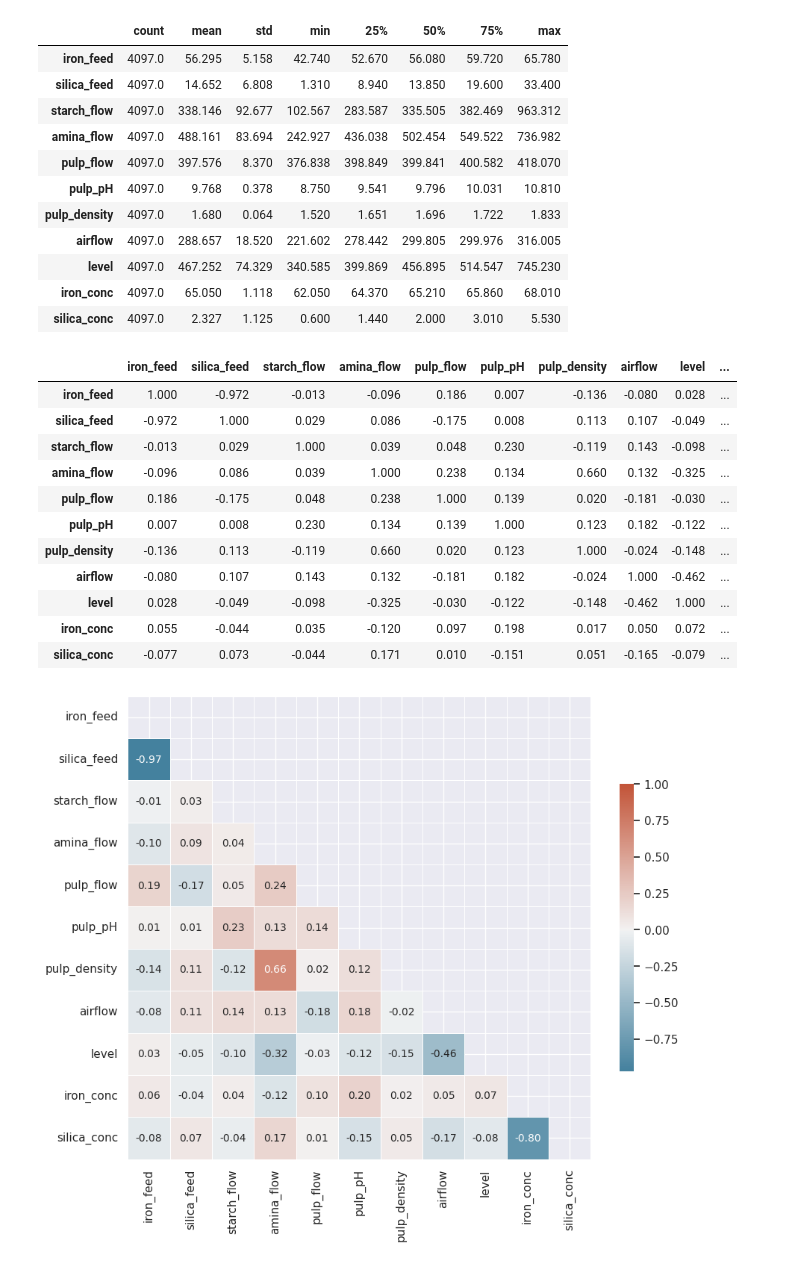
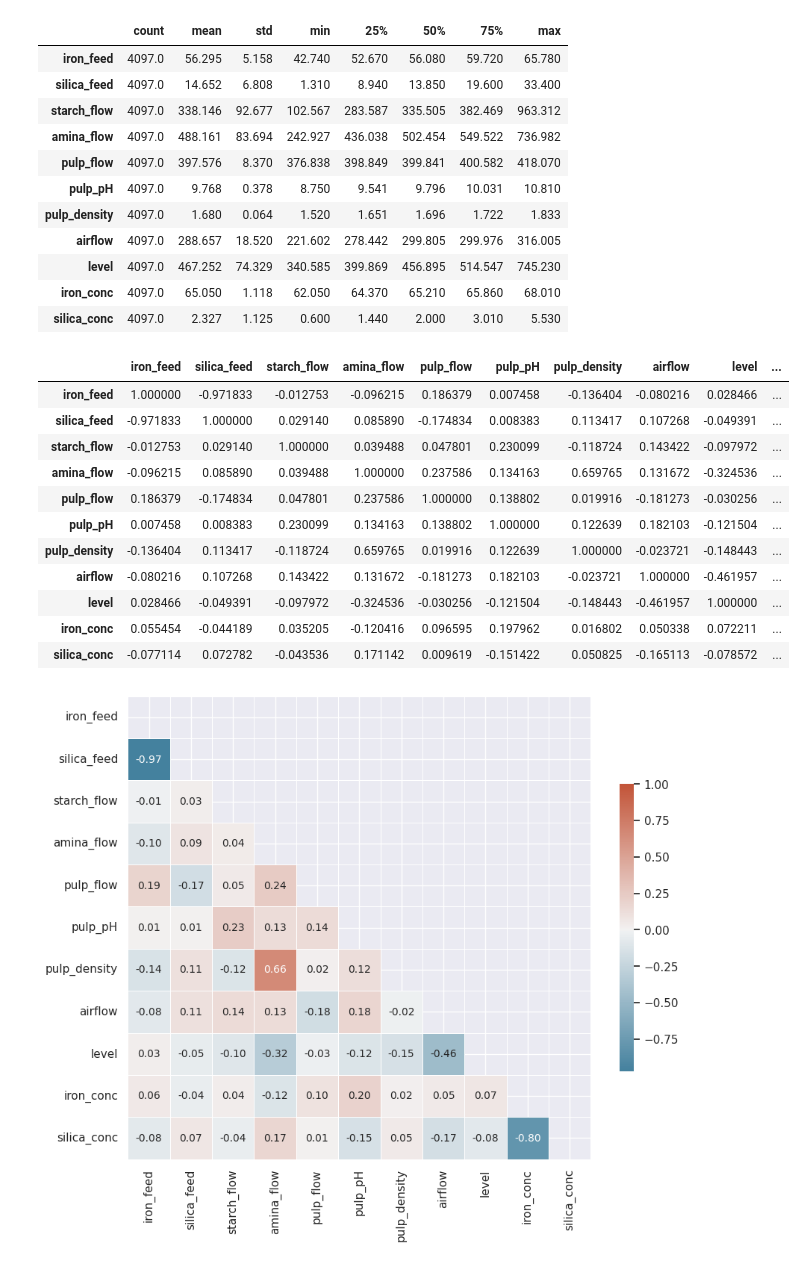
Before and after one commit to arifaygun/ML_Calisma_Notebooklari, a Jupyter notebook: AA_Graduate_Project_2_Silica.ipynb, the cells around one changed output. Drawn from its saved outputs; the diff is of its cells as text; code cells hidden in the pictures.

```diff
--- a/AA_Graduate_Project_2_Silica.ipynb
+++ b/AA_Graduate_Project_2_Silica.ipynb
@@ -103,21 +91,21 @@ round(flotation.describe(),3).T
 | level | 4097.0 | 467.252 | 74.329 | 340.585 | 399.869 | 456.895 | 514.547 | 745.230 |
 | iron_conc | 4097.0 | 65.050 | 1.118 | 62.050 | 64.370 | 65.210 | 65.860 | 68.010 |
 | silica_conc | 4097.0 | 2.327 | 1.125 | 0.600 | 1.440 | 2.000 | 3.010 | 5.530 |
-# %%
-round(flotation.corr(),3)
-# %% [output]
-|  | iron_feed | silica_feed | starch_flow | amina_flow | pulp_flow | pulp_pH | pulp_density | airflow | level | ... |
-| iron_feed | 1.000 | -0.972 | -0.013 | -0.096 | 0.186 | 0.007 | -0.136 | -0.080 | 0.028 | ... |
-| silica_feed | -0.972 | 1.000 | 0.029 | 0.086 | -0.175 | 0.008 | 0.113 | 0.107 | -0.049 | ... |
-| starch_flow | -0.013 | 0.029 | 1.000 | 0.039 | 0.048 | 0.230 | -0.119 | 0.143 | -0.098 | ... |
-| amina_flow | -0.096 | 0.086 | 0.039 | 1.000 | 0.238 | 0.134 | 0.660 | 0.132 | -0.325 | ... |
-| pulp_flow | 0.186 | -0.175 | 0.048 | 0.238 | 1.000 | 0.139 | 0.020 | -0.181 | -0.030 | ... |
-| pulp_pH | 0.007 | 0.008 | 0.230 | 0.134 | 0.139 | 1.000 | 0.123 | 0.182 | -0.122 | ... |
-| pulp_density | -0.136 | 0.113 | -0.119 | 0.660 | 0.020 | 0.123 | 1.000 | -0.024 | -0.148 | ... |
-| airflow | -0.080 | 0.107 | 0.143 | 0.132 | -0.181 | 0.182 | -0.024 | 1.000 | -0.462 | ... |
-| level | 0.028 | -0.049 | -0.098 | -0.325 | -0.030 | -0.122 | -0.148 | -0.462 | 1.000 | ... |
-| iron_conc | 0.055 | -0.044 | 0.035 | -0.120 | 0.097 | 0.198 | 0.017 | 0.050 | 0.072 | ... |
-| silica_conc | -0.077 | 0.073 | -0.044 | 0.171 | 0.010 | -0.151 | 0.051 | -0.165 | -0.079 | ... |
+# %%
+flotation.corr()
+# %% [output]
+|  | iron_feed | silica_feed | starch_flow | amina_flow | pulp_flow | pulp_pH | pulp_density | airflow | level | ... |
+| iron_feed | 1.000000 | -0.971833 | -0.012753 | -0.096215 | 0.186379 | 0.007458 | -0.136404 | -0.080216 | 0.028466 | ... |
+| silica_feed | -0.971833 | 1.000000 | 0.029140 | 0.085890 | -0.174834 | 0.008383 | 0.113417 | 0.107268 | -0.049391 | ... |
+| starch_flow | -0.012753 | 0.029140 | 1.000000 | 0.039488 | 0.047801 | 0.230099 | -0.118724 | 0.143422 | -0.097972 | ... |
+| amina_flow | -0.096215 | 0.085890 | 0.039488 | 1.000000 | 0.237586 | 0.134163 | 0.659765 | 0.131672 | -0.324536 | ... |
+| pulp_flow | 0.186379 | -0.174834 | 0.047801 | 0.237586 | 1.000000 | 0.138802 | 0.019916 | -0.181273 | -0.030256 | ... |
+| pulp_pH | 0.007458 | 0.008383 | 0.230099 | 0.134163 | 0.138802 | 1.000000 | 0.122639 | 0.182103 | -0.121504 | ... |
+| pulp_density | -0.136404 | 0.113417 | -0.118724 | 0.659765 | 0.019916 | 0.122639 | 1.000000 | -0.023721 | -0.148443 | ... |
+| airflow | -0.080216 | 0.107268 | 0.143422 | 0.131672 | -0.181273 | 0.182103 | -0.023721 | 1.000000 | -0.461957 | ... |
+| level | 0.028466 | -0.049391 | -0.097972 | -0.324536 | -0.030256 | -0.121504 | -0.148443 | -0.461957 | 1.000000 | ... |
+| iron_conc | 0.055454 | -0.044189 | 0.035205 | -0.120416 | 0.096595 | 0.197962 | 0.016802 | 0.050338 | 0.072211 | ... |
+| silica_conc | -0.077114 | 0.072782 | -0.043536 | 0.171142 | 0.009619 | -0.151422 | 0.050825 | -0.165113 | -0.078572 | ... |
 # %%
 # Correlation Heatmap
 f, ax = plt.subplots(figsize=(10, 10))
```
Also changed, not shown: parts of 22 cells of this notebook.
